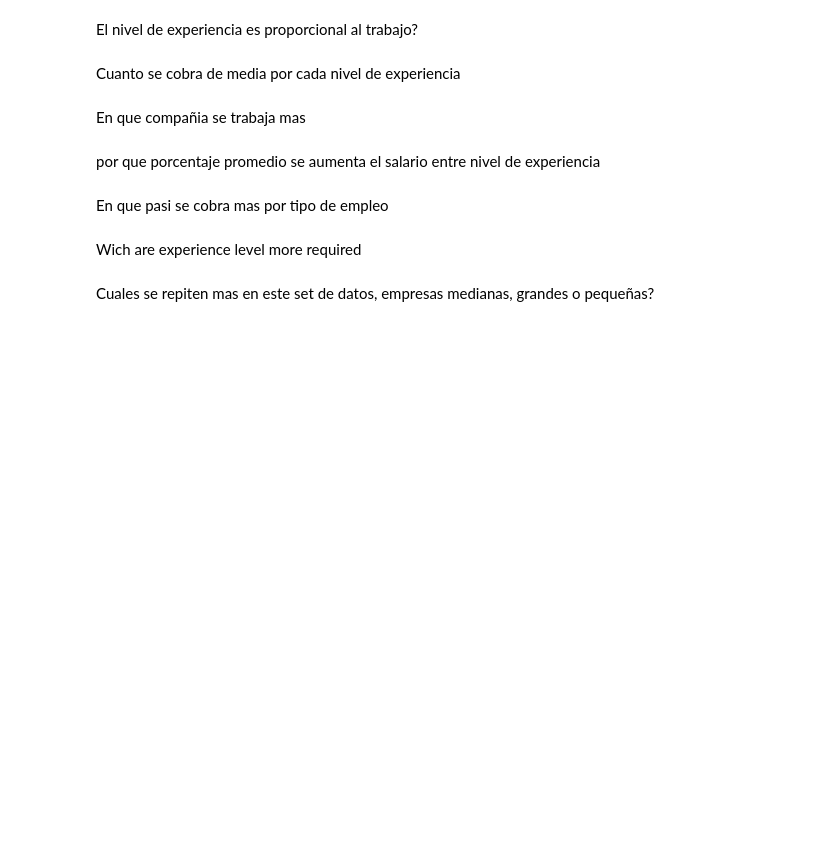
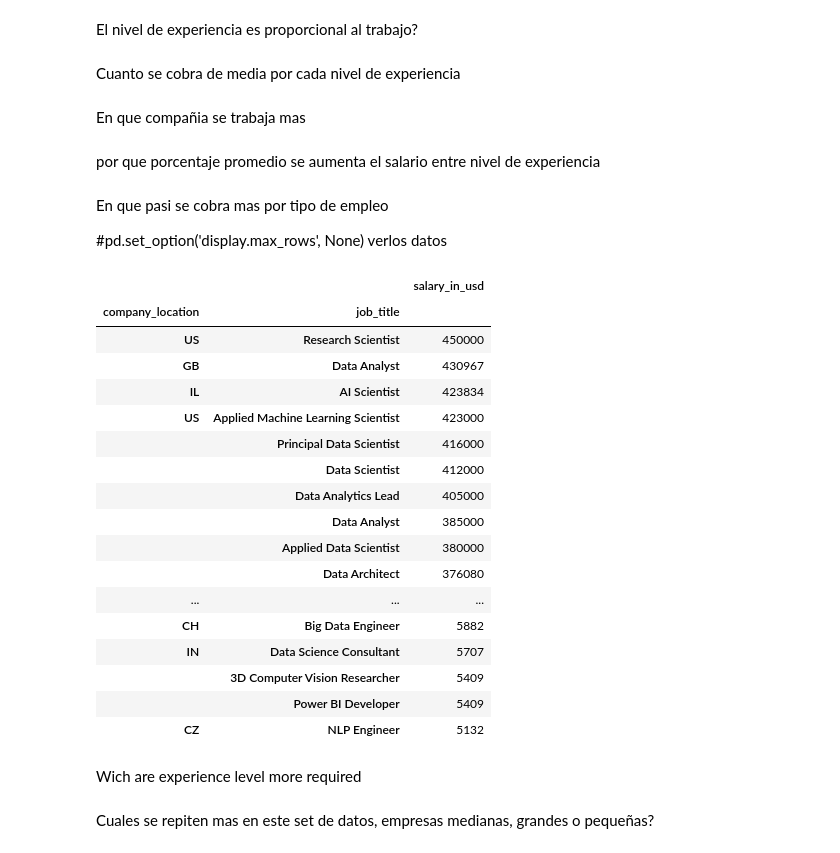
Before and after one commit to Alixonsimanca/Data_science_salary, a Jupyter notebook: data/data_cuaderno.ipynb, the cells around one changed output. Saved outputs shown, nothing was run; the diff lists cells and outputs as text; code cells hidden in the pictures; blank space fills up the shorter version.

```diff
--- a/data/data_cuaderno.ipynb
+++ b/data/data_cuaderno.ipynb
@@ -142,6 +152,29 @@ En que compañia se trabaja mas
 por que porcentaje promedio se aumenta el salario entre nivel de experiencia
 # %% [markdown]
 En que pasi se cobra mas por tipo de empleo
+
+#pd.set_option('display.max_rows', None) verlos datos
+# %%
+df.groupby(['company_location','job_title']).agg({'salary_in_usd':'max'}).round(2).sort_values(by=['salary_in_usd','company_location'],ascending=False)
+# %% [output]
+|  |  | salary_in_usd |
+| company_location | job_title |  |
+| US | Research Scientist | 450000 |
+| GB | Data Analyst | 430967 |
+| IL | AI Scientist | 423834 |
+| US | Applied Machine Learning Scientist | 423000 |
+|  | Principal Data Scientist | 416000 |
+|  | Data Scientist | 412000 |
+|  | Data Analytics Lead | 405000 |
+|  | Data Analyst | 385000 |
+|  | Applied Data Scientist | 380000 |
+|  | Data Architect | 376080 |
+| ... | ... | ... |
+| CH | Big Data Engineer | 5882 |
+| IN | Data Science Consultant | 5707 |
+|  | 3D Computer Vision Researcher | 5409 |
+|  | Power BI Developer | 5409 |
+| CZ | NLP Engineer | 5132 |
 # %% [markdown]
 Wich are experience level more required
 # %% [markdown]
```
Also changed, not shown: parts of 2 cells of this notebook.
